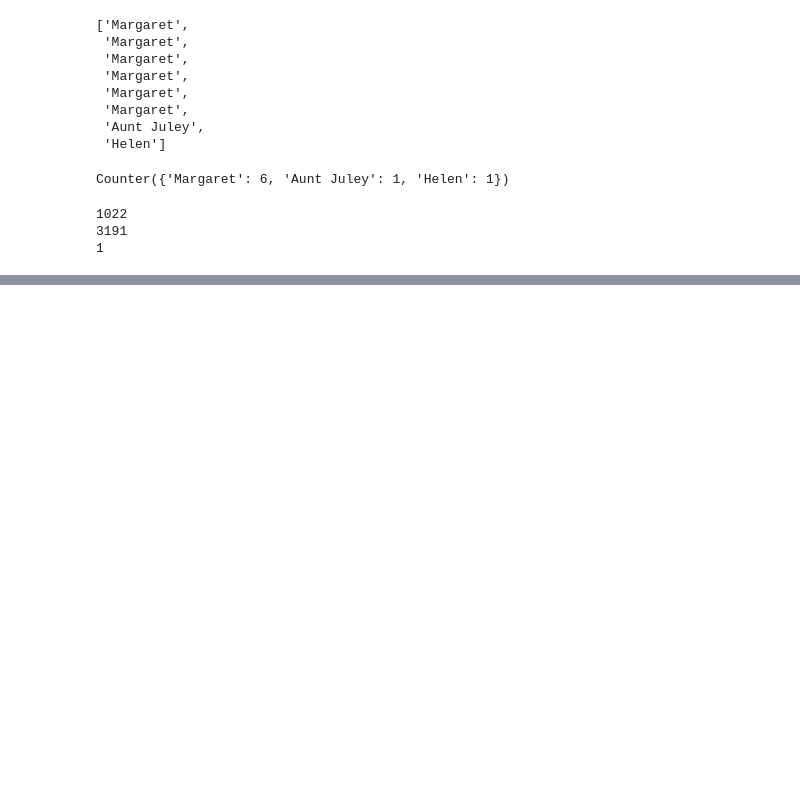
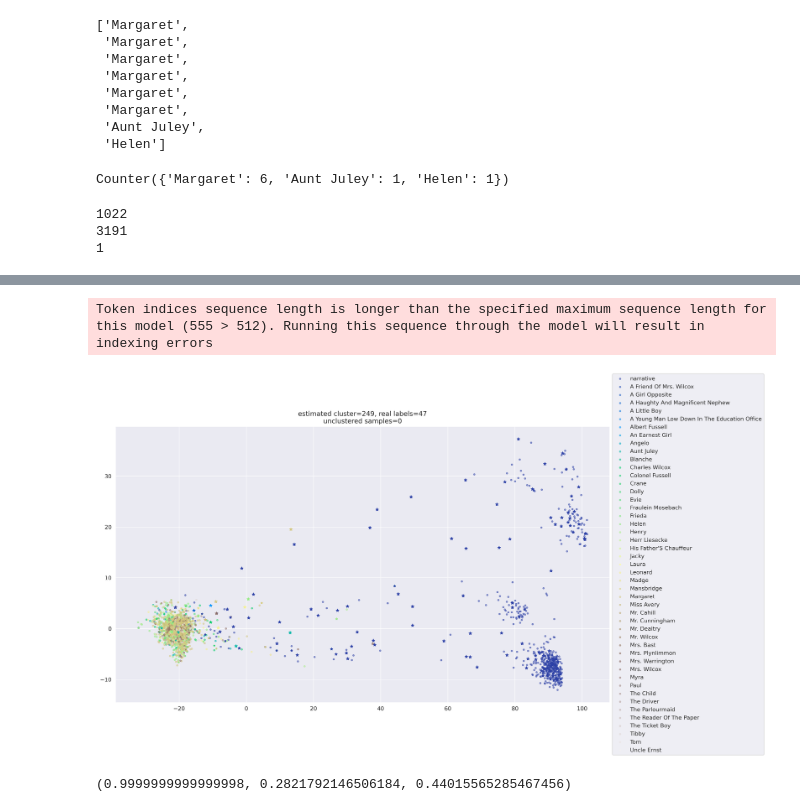
Before and after one commit to BlessingDev/Quote-Attribution-without-Character-List, a Jupyter notebook: evaluation.ipynb, the cells around one changed output, grey strips where cells are left out. Drawn from its saved outputs; the diff is of its cells as text; code cells hidden in the pictures; blank space fills up the shorter version.

```diff
--- a/evaluation.ipynb
+++ b/evaluation.ipynb
@@ -272,0 +373,48 @@ print(len(set(labels[labels != -1])))
+# %%
+import tqdm.notebook as tqdm
+
+val_bar = tqdm.tqdm(desc="",
+                    total=10,
+                    position=2,
+                    leave=True)
+
+book_idx = 3
+
+data_set.set_book(book_idx)
+
+batch_generator = generate_pdnc_batches(data_set,
+                                        max_seq_length=tokenizer.model_max_length,
+                                        device="cpu")
+
+model.eval()
+
+val_bar.n = 0
+val_bar.total = data_set.get_num_batches(1)
+val_bar.desc = 'book{0} inference'.format(book_idx)
+
+cls_features = []
+speakers = []
+
+for batch_index, batch_dict in enumerate(batch_generator):
+    with torch.no_grad():
+        y_pred = get_model_prediction(batch_dict, tokenizer, model, "cpu")
+
+        cls_features.extend([feature.detach().cpu().numpy() for feature in y_pred[0]])
+        speakers.extend(batch_dict["speaker"])
+
+        val_bar.update(len(batch_dict["speaker"]))
+        #model.detach_memories_()
+# %% [output]
+Token indices sequence length is longer than the specified maximum sequence length for this model (555 > 512). Running this sequence through the model will result in indexing errors
+# %%
+X = StandardScaler().fit_transform(np.array(cls_features))
+
+ap = AffinityPropagation().fit(X)
+# %%
+import visualize
+
+fig = visualize.plot_affinity_cluster(ap, cls_features, speakers)
+
+fig.show()
+# %% [output]
+[figure, added]
@@ -272,0 +430,6 @@ print(len(set(labels[labels != -1])))
+# %%
+score = metrics.homogeneity_completeness_v_measure(labels_true=label_indices, labels_pred=ap.labels_)
+
+print(score)
+# %% [output]
+(0.9999999999999998, 0.2821792146506184, 0.44015565285467456)
```
Also changed, not shown: parts of 9 cells of this notebook, 3 other files.
